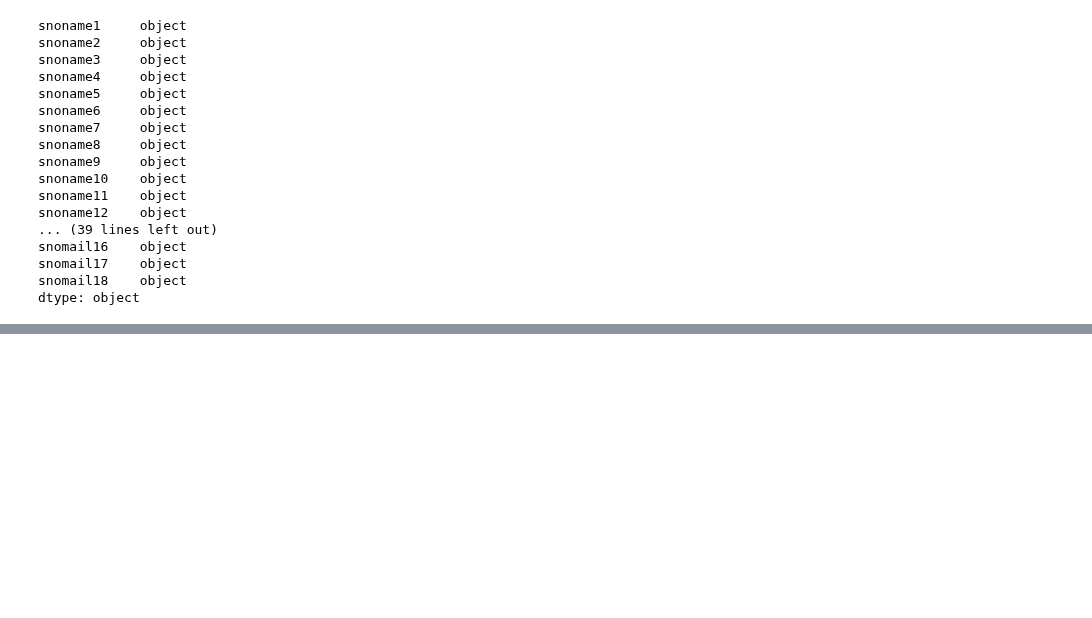
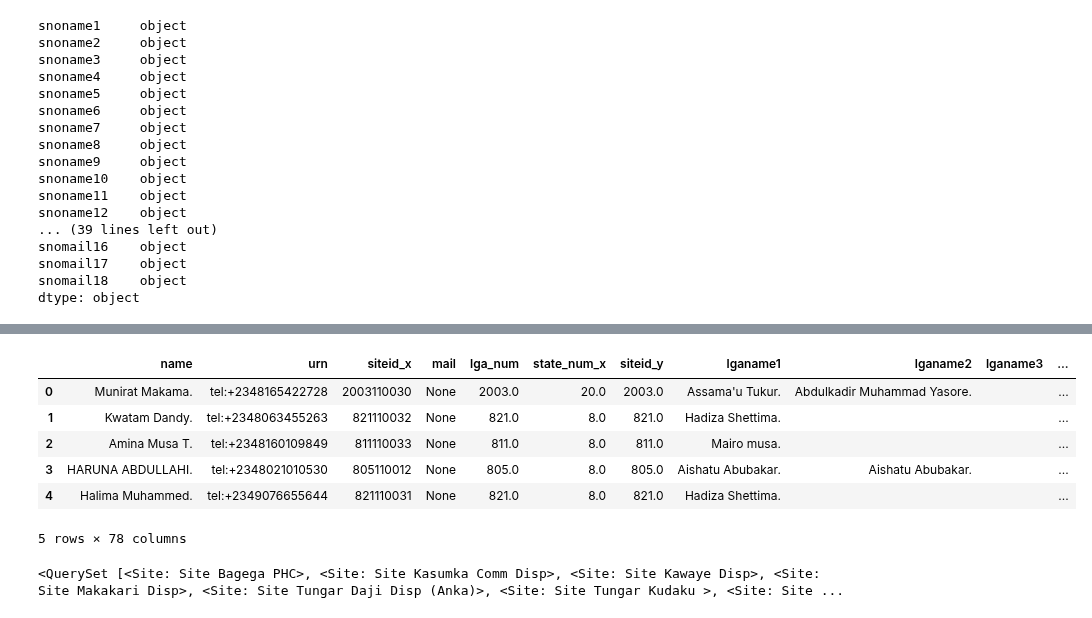
Before and after one commit to RobertJohnston/IMAM, a Jupyter notebook: IMAM Supervision database.ipynb, the cells around one changed output, grey strips where cells are left out. Cells and saved outputs as stored; diff of their text form; code cells hidden in the pictures; blank space fills up the shorter version.

```diff
--- a/IMAM Supervision database.ipynb
+++ b/IMAM Supervision database.ipynb
@@ -598,6 +633,10 @@ imam_imp
 # %%
 # merge supervision df to implementation df
 
-# imam_supervision = imam_imp.join(imam_sup, on='lga_num')
+# imam_supervision = imam_imp.join(imam_sup, suffixes=('_x', '_y'), on='lga_num')
 
-imam_supervision = imam_imp.join(imam_sup, suffixes=('_x', '_y'), on='lga_num')
+imam_supervision = pd.merge(imam_imp, imam_sup, left_on='lga_num', right_on='lga_num', how='left',
+                            suffixes=('_x', '_y'), sort=False)
+
+
+# imam_supervision = imam_imp.join(imam_sup, suffixes=('_x', '_y'), on='lga_num')
@@ -610,3 +665,13 @@ NameError: name 'imam_supervision' is not defined
 # %%
 #convert to xls
 # and/or export as JSON
+# %%
+imam_supervision['sitename'] = imam_supervision['siteid_x'].map(lambda x: Site.objects.get(siteid=x).sitename.strip() if Site.objects.filter(siteid=x) else "")
+# %% [output]
+|  | name | urn | siteid_x | mail | lga_num | state_num_x | siteid_y | lganame1 | lganame2 | lganame3 | ... |
+| 0 | Munirat Makama. | tel:+2348165422728 | 2003110030 | None | 2003.0 | 20.0 | 2003.0 | Assama'u Tukur. | Abdulkadir Muhammad Yasore. |  | ... |
+| 1 | Kwatam Dandy. | tel:+2348063455263 | 821110032 | None | 821.0 | 8.0 | 821.0 | Hadiza Shettima. |  |  | ... |
+| 2 | Amina Musa T. | tel:+2348160109849 | 811110033 | None | 811.0 | 8.0 | 811.0 | Mairo musa. |  |  | ... |
+| 3 | HARUNA ABDULLAHI. | tel:+2348021010530 | 805110012 | None | 805.0 | 8.0 | 805.0 | Aishatu Abubakar. | Aishatu Abubakar. |  | ... |
+| 4 | Halima Muhammed. | tel:+2349076655644 | 821110031 | None | 821.0 | 8.0 | 821.0 | Hadiza Shettima. |  |  | ... |
+5 rows × 78 columns
@@ -612,0 +680,4 @@ NameError: name 'imam_supervision' is not defined
+# %%
+Site.objects.all()
+# %% [output]
+<QuerySet [<Site: Site Bagega PHC>, <Site: Site Kasumka Comm Disp>, <Site: Site Kawaye Disp>, <Site: Site Makakari Disp>, <Site: Site Tungar Daji Disp (Anka)>, <Site: Site Tungar Kudaku >, <Site: Site ...
```
Also changed, not shown: parts of 38 cells of this notebook, 4 other files.
